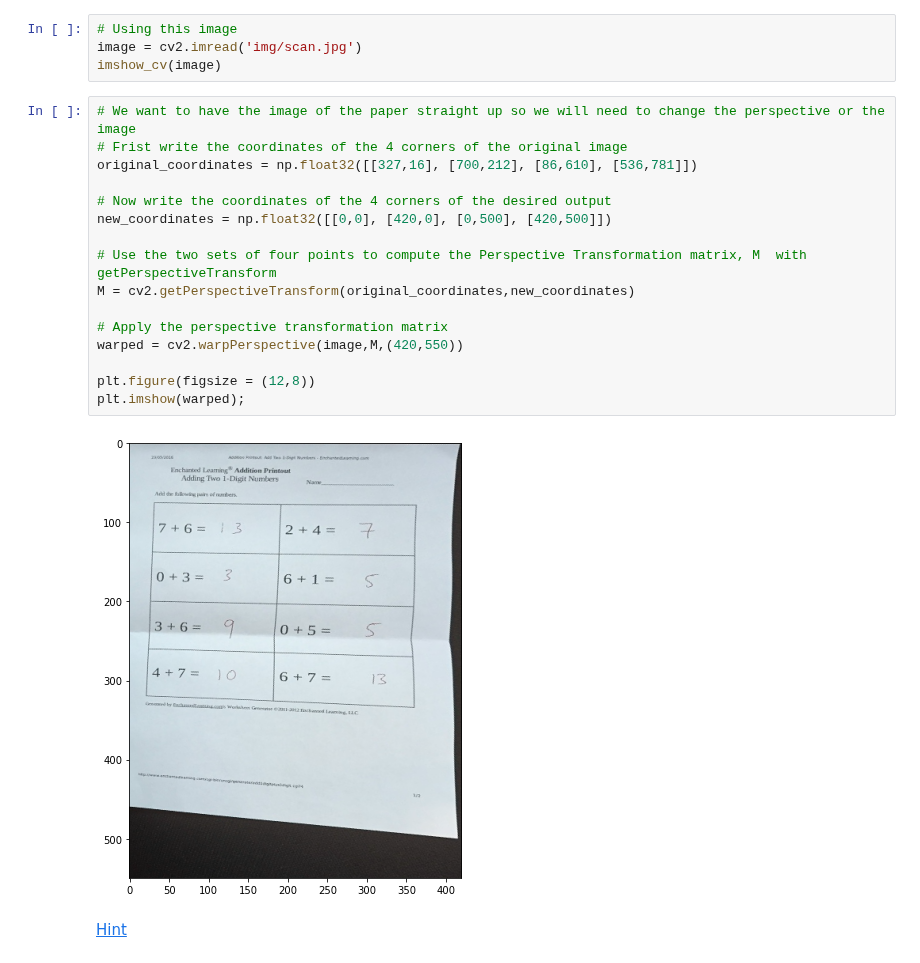
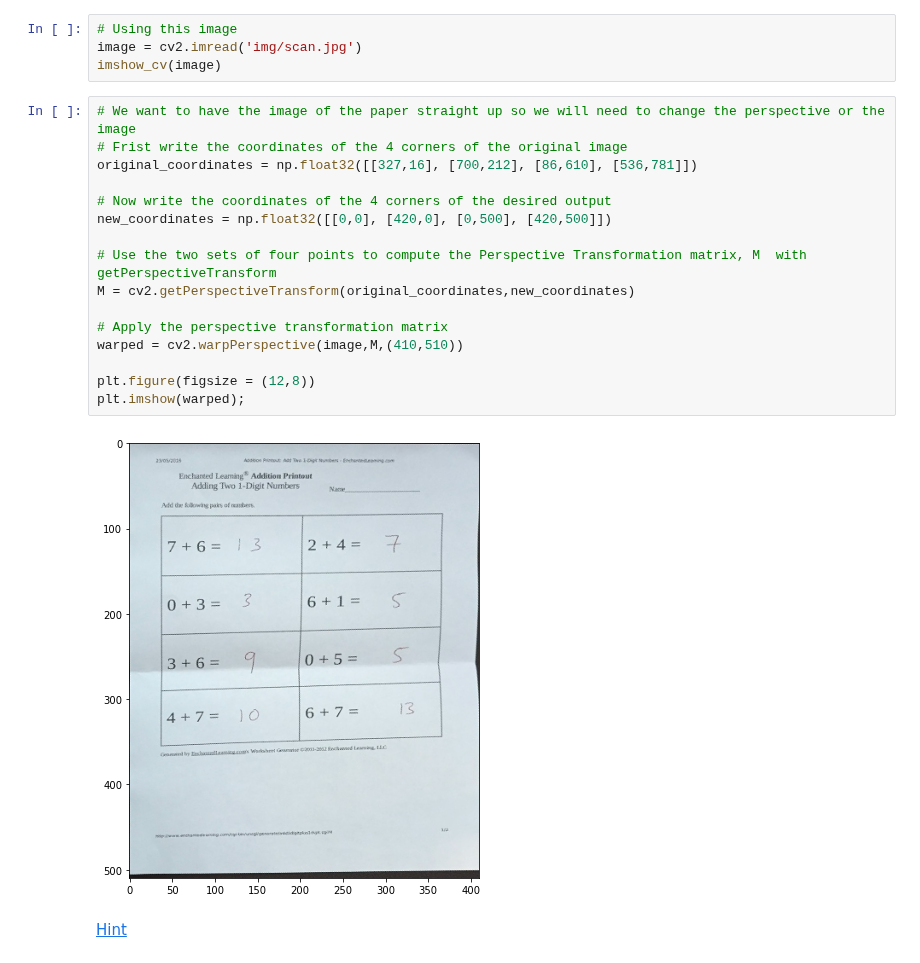
Before and after one commit to nsarkhanov/AI_Course_Exercise, a Jupyter notebook: M6-computer-vesion/D5/Perspective transform.ipynb, the cells around one changed output. Saved outputs shown, nothing was run; the diff lists cells and outputs as text.

```diff
--- a/M6-computer-vesion/D5/Perspective transform.ipynb
+++ b/M6-computer-vesion/D5/Perspective transform.ipynb
@@ -24,20 +24,20 @@ imshow_cv(image)
 # %%
 # We want to have the image of the paper straight up so we will need to change the perspective or the image
 # Frist write the coordinates of the 4 corners of the original image
 original_coordinates = np.float32([[327,16], [700,212], [86,610], [536,781]])
 
 # Now write the coordinates of the 4 corners of the desired output
 new_coordinates = np.float32([[0,0], [420,0], [0,500], [420,500]])
 
 # Use the two sets of four points to compute the Perspective Transformation matrix, M  with getPerspectiveTransform
 M = cv2.getPerspectiveTransform(original_coordinates,new_coordinates)
 
 # Apply the perspective transformation matrix
-warped = cv2.warpPerspective(image,M,(420,550))
+warped = cv2.warpPerspective(image,M,(410,510))
 
 plt.figure(figsize = (12,8))
 plt.imshow(warped);
 # %% [output]
-[figure, old version]
+[figure, new version]
 # %% [markdown]
 [Hint](# "You will need to use the cv2 getPerspectiveTransform and warpPerspective functions")
```
